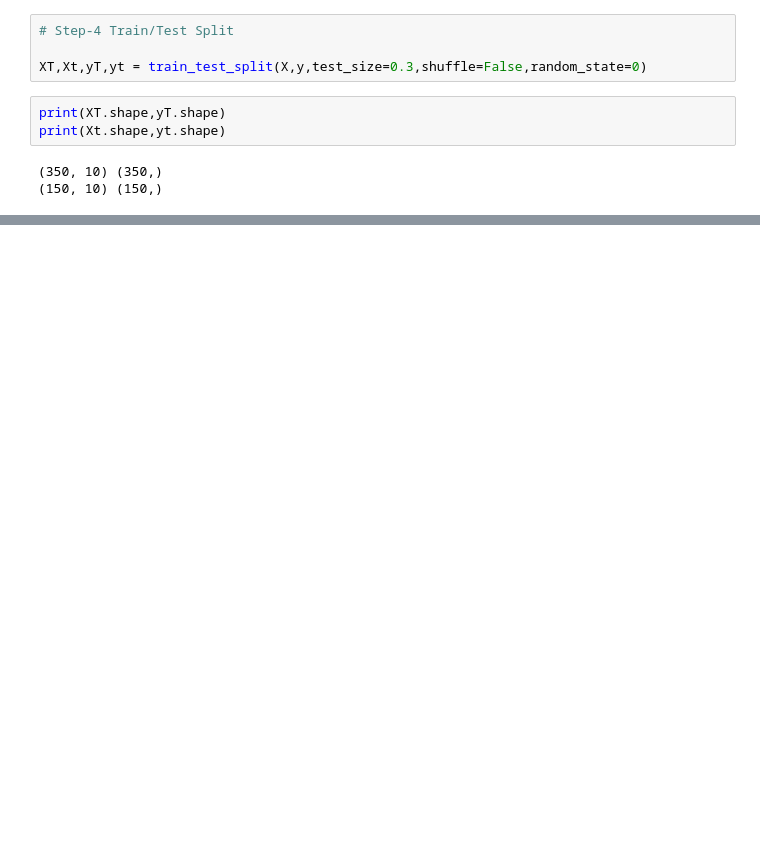
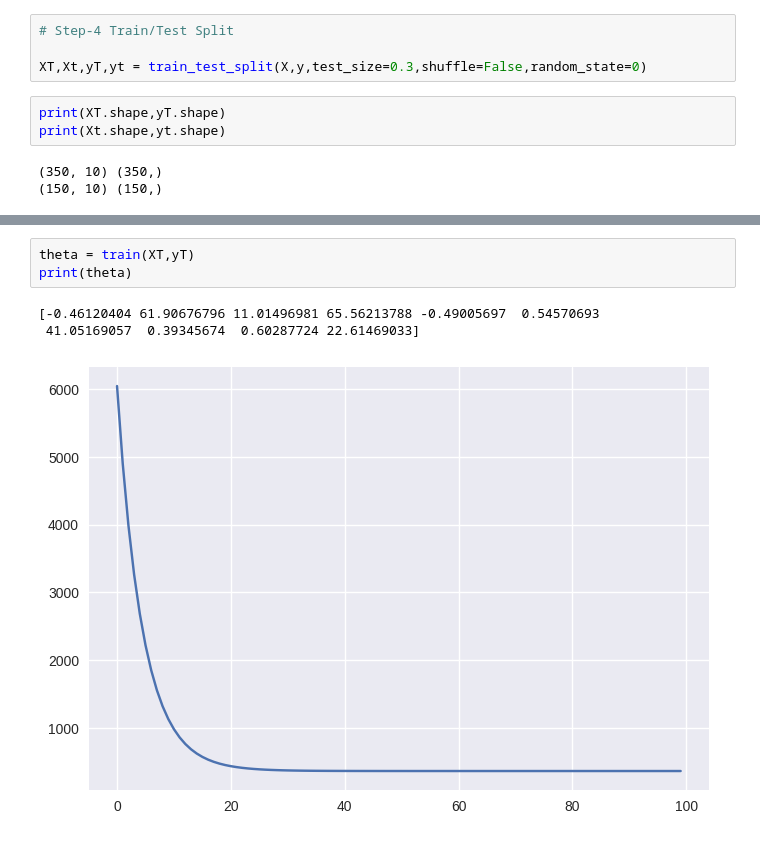
Before and after one commit to AkshayKohad/ML-Tutorial, a Jupyter notebook: Linear_Regression_with_Multiple_features.ipynb, the cells around one changed output, grey strips where cells are left out. Drawn from its saved outputs; the diff is of its cells as text; blank space fills up the shorter version.

```diff
--- a/Linear_Regression_with_Multiple_features.ipynb
+++ b/Linear_Regression_with_Multiple_features.ipynb
@@ -79,0 +143,7 @@ print(Xt.shape,yt.shape)
+# %%
+theta = train(XT,yT)
+print(theta)
+# %% [output]
+[-0.46120404 61.90676796 11.01496981 65.56213788 -0.49005697  0.54570693
+ 41.05169057  0.39345674  0.60287724 22.61469033]
+[figure, added]
```
Also changed, not shown: parts of 7 cells of this notebook.
